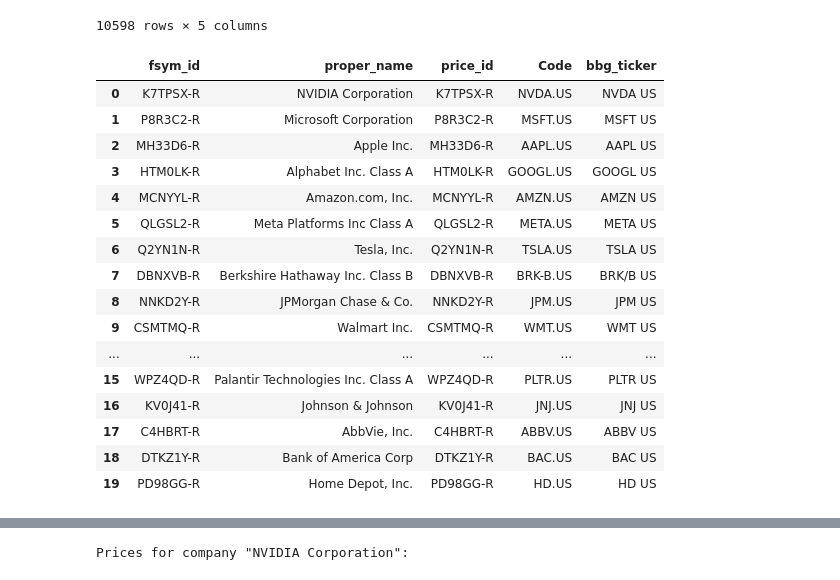
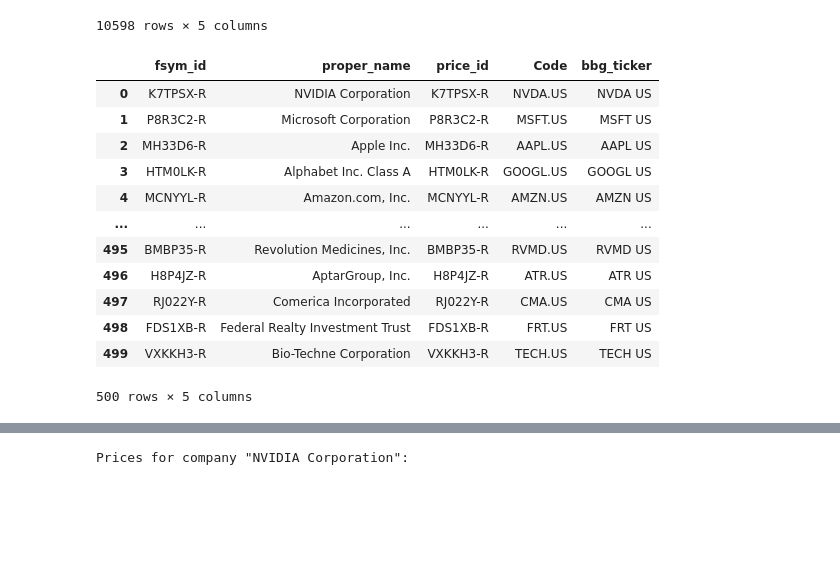
Before and after one commit to Marc0-Pol0/dl-project, a Jupyter notebook: dataset_generation/DL_project_data.ipynb, the cells around one changed output, grey strips where cells are left out. Saved outputs shown, nothing was run; the diff lists cells and outputs as text; code cells hidden in the pictures; blank space fills up the shorter version.

```diff
--- a/dataset_generation/DL_project_data.ipynb
+++ b/dataset_generation/DL_project_data.ipynb
@@ -270,35 +270,31 @@ news_dict["MSFT.US"]
 # %%
 # keep only companies whose Code exists in news_dict
 companies_with_news = companiesMapping[
     companiesMapping['Code'].isin(news_dict.keys())
 ]
 
 # Get the top 20 companies by market capitalization (and drop the mkt_cap column which is no more needed for cleaner output)
-top20 = (
+top500 = (
     companies_with_news
     .sort_values('mkt_cap', ascending=False)
-    .head(20)
+    .head(500)
     .drop(columns='mkt_cap')
     .reset_index(drop=True)
 )
 
-top20
+top500
 # %% [output]
 |  | fsym_id | proper_name | price_id | Code | bbg_ticker |
 | 0 | K7TPSX-R | NVIDIA Corporation | K7TPSX-R | NVDA.US | NVDA US |
 | 1 | P8R3C2-R | Microsoft Corporation | P8R3C2-R | MSFT.US | MSFT US |
 | 2 | MH33D6-R | Apple Inc. | MH33D6-R | AAPL.US | AAPL US |
 | 3 | HTM0LK-R | Alphabet Inc. Class A | HTM0LK-R | GOOGL.US | GOOGL US |
 | 4 | MCNYYL-R | Amazon.com, Inc. | MCNYYL-R | AMZN.US | AMZN US |
-| 5 | QLGSL2-R | Meta Platforms Inc Class A | QLGSL2-R | META.US | META US |
-| 6 | Q2YN1N-R | Tesla, Inc. | Q2YN1N-R | TSLA.US | TSLA US |
-| 7 | DBNXVB-R | Berkshire Hathaway Inc. Class B | DBNXVB-R | BRK-B.US | BRK/B US |
-| 8 | NNKD2Y-R | JPMorgan Chase & Co. | NNKD2Y-R | JPM.US | JPM US |
-| 9 | CSMTMQ-R | Walmart Inc. | CSMTMQ-R | WMT.US | WMT US |
 | ... | ... | ... | ... | ... | ... |
-| 15 | WPZ4QD-R | Palantir Technologies Inc. Class A | WPZ4QD-R | PLTR.US | PLTR US |
-| 16 | KV0J41-R | Johnson & Johnson | KV0J41-R | JNJ.US | JNJ US |
-| 17 | C4HBRT-R | AbbVie, Inc. | C4HBRT-R | ABBV.US | ABBV US |
-| 18 | DTKZ1Y-R | Bank of America Corp | DTKZ1Y-R | BAC.US | BAC US |
-| 19 | PD98GG-R | Home Depot, Inc. | PD98GG-R | HD.US | HD US |
+| 495 | BMBP35-R | Revolution Medicines, Inc. | BMBP35-R | RVMD.US | RVMD US |
+| 496 | H8P4JZ-R | AptarGroup, Inc. | H8P4JZ-R | ATR.US | ATR US |
+| 497 | RJ022Y-R | Comerica Incorporated | RJ022Y-R | CMA.US | CMA US |
+| 498 | FDS1XB-R | Federal Realty Investment Trust | FDS1XB-R | FRT.US | FRT US |
+| 499 | VXKKH3-R | Bio-Techne Corporation | VXKKH3-R | TECH.US | TECH US |
+500 rows × 5 columns
 # %%
```
Also changed, not shown: parts of 8 cells of this notebook.
